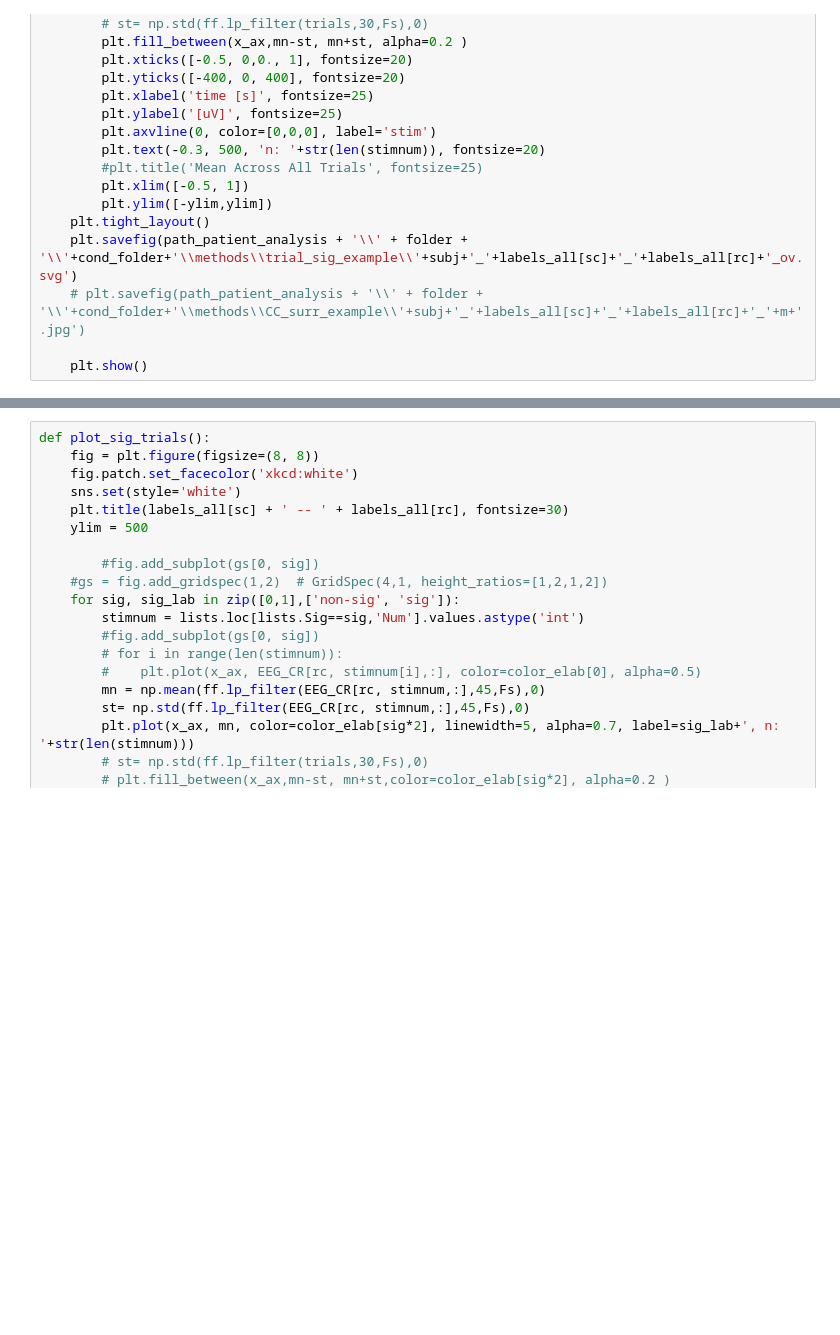
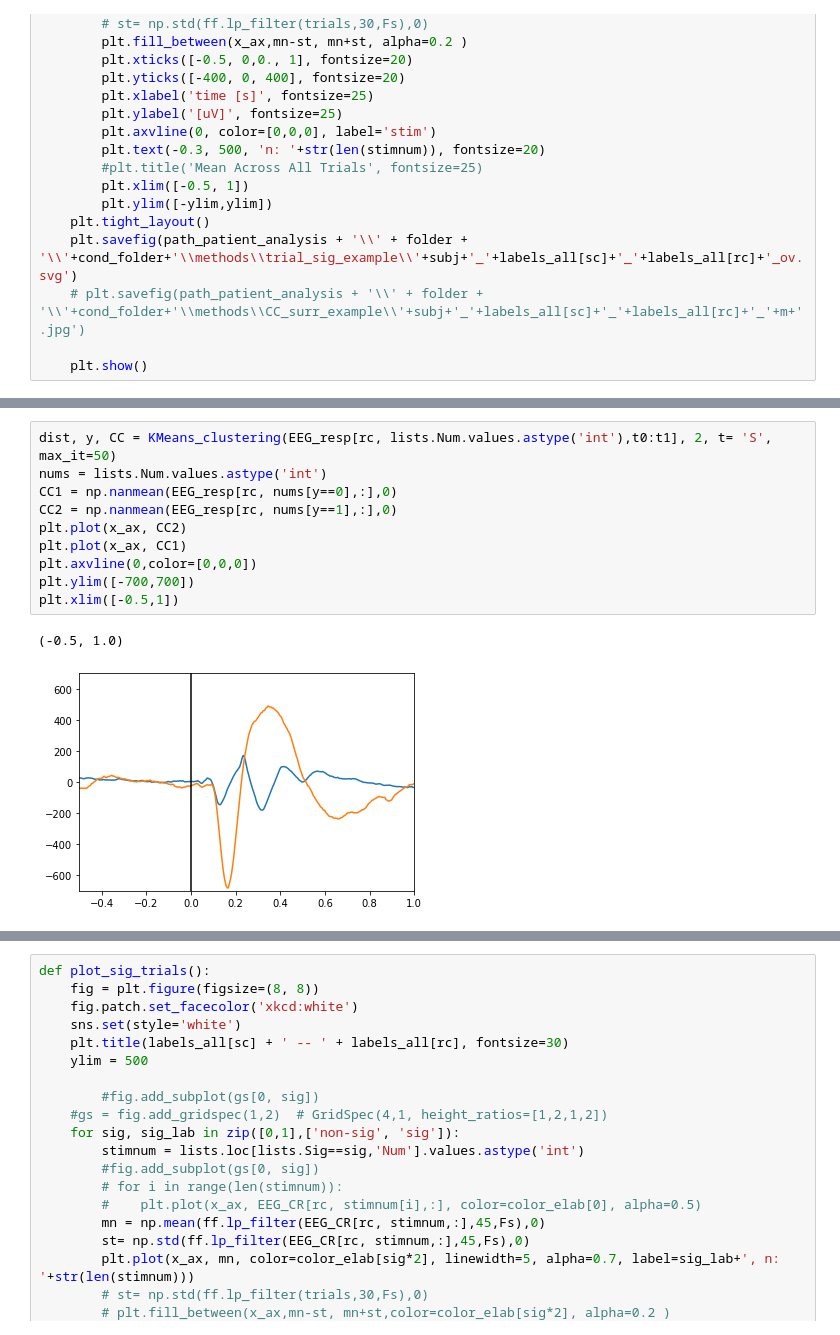
Before and after one commit to vellen23/CCEP_human, a Jupyter notebook: Python_Analysis/EvM/BM_sig_con_pipeline.ipynb, the cells around one changed output, grey strips where cells are left out. Cells and saved outputs as stored; diff of their text form; blank space fills up the shorter version.

```diff
--- a/Python_Analysis/EvM/BM_sig_con_pipeline.ipynb
+++ b/Python_Analysis/EvM/BM_sig_con_pipeline.ipynb
@@ -539,0 +587,13 @@ array(['Amy1', 'Amy 2', 'Amy3', 'STS4', 'STS5', 'STS6', 'MTG7', 'Tpole8',
+# %%
+dist, y, CC = KMeans_clustering(EEG_resp[rc, lists.Num.values.astype('int'),t0:t1], 2, t= 'S', max_it=50)
+nums = lists.Num.values.astype('int')
+CC1 = np.nanmean(EEG_resp[rc, nums[y==0],:],0)
+CC2 = np.nanmean(EEG_resp[rc, nums[y==1],:],0)
+plt.plot(x_ax, CC2)
+plt.plot(x_ax, CC1)
+plt.axvline(0,color=[0,0,0])
+plt.ylim([-700,700])
+plt.xlim([-0.5,1])
+# %% [output]
+(-0.5, 1.0)
+[figure, added]
```
Also changed, not shown: parts of 29 cells of this notebook, 25 other files.
